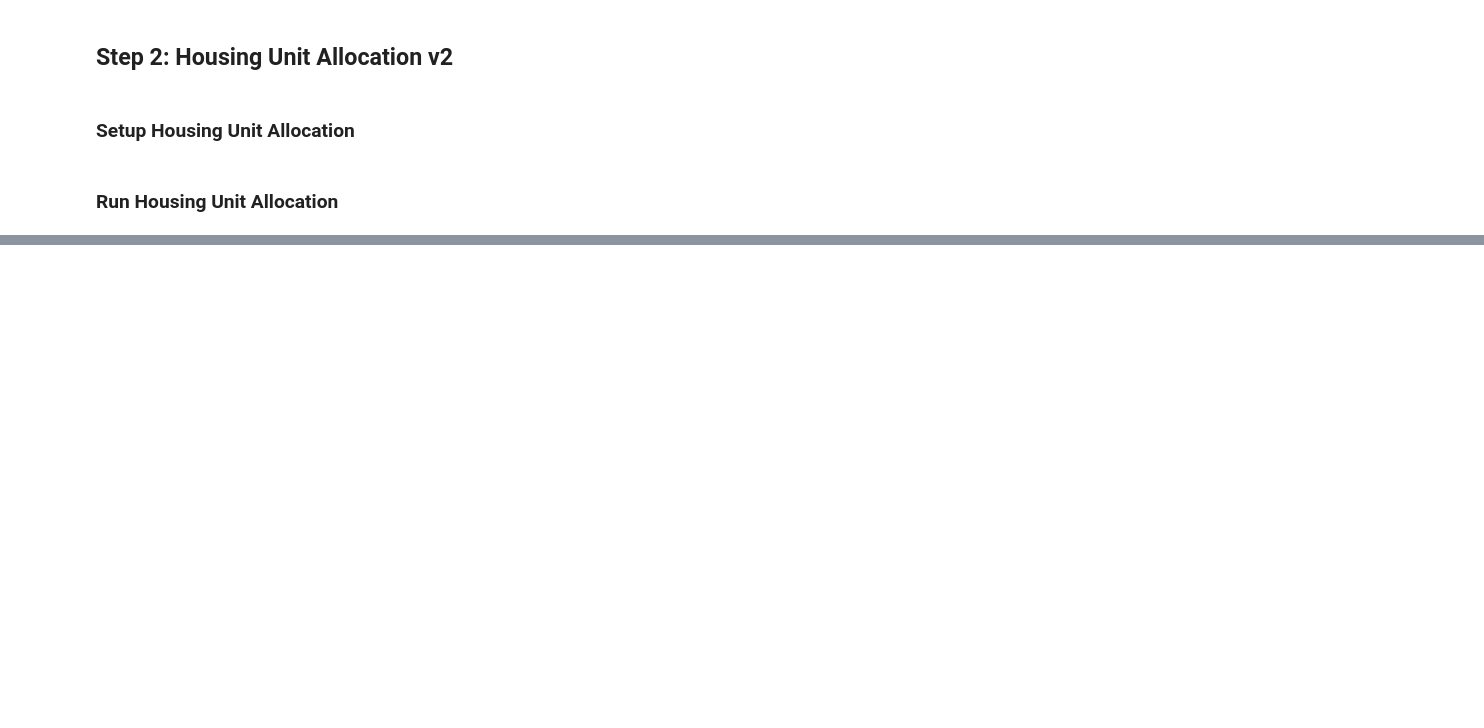
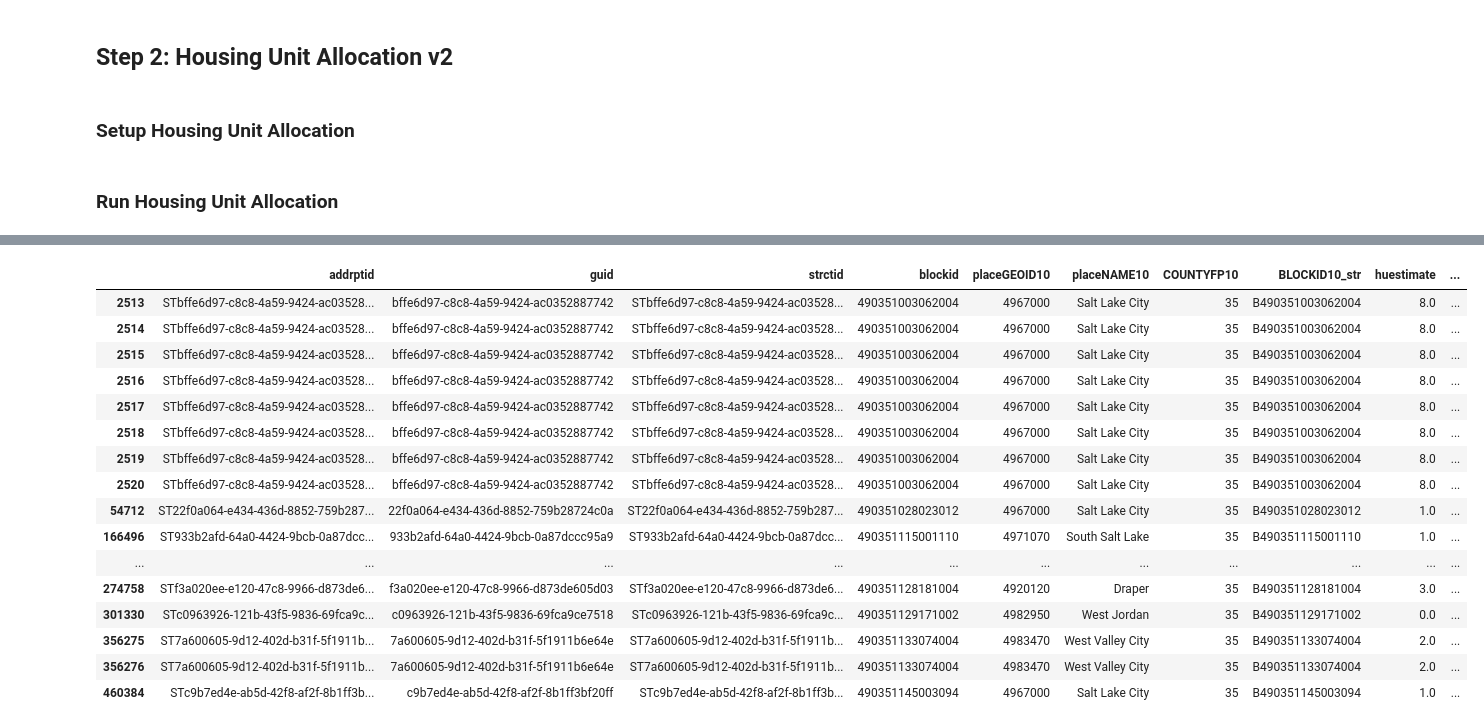
Before and after one commit to npr99/intersect-community-data, a Jupyter notebook: ncoda_07cv3_run_HUA_workflow.ipynb, the cells around one changed output, grey strips where cells are left out. Saved outputs shown, nothing was run; the diff lists cells and outputs as text; code cells hidden in the pictures; blank space fills up the shorter version.

Commit message:
validate hua check poptables

```diff
--- a/ncoda_07cv3_run_HUA_workflow.ipynb
+++ b/ncoda_07cv3_run_HUA_workflow.ipynb
@@ -392,0 +746,5 @@ folium_marker_layer_map(gdf = hua_gdf,
+# %%
+# Check missing building data for correctional facilities
+condition1 = (hua_hui_gdf['gqtype'] == 1)
+gdf1 = hua_hui_gdf.loc[condition1].copy()
+gdf1
@@ -392,0 +770,6 @@ folium_marker_layer_map(gdf = hua_gdf,
+# %%
+# make list of unique guid for correctional facilities
+guid_list = gdf1['guid'].unique().tolist()
+# drop missing building id from list
+guid_list.remove('missing building id')
+guid_list
@@ -392,0 +785,23 @@ folium_marker_layer_map(gdf = hua_gdf,
+# %%
+# keep guid list in address point inventory
+condition2 = (addpt_inv_df['guid'].isin(guid_list))
+gdf2 = addpt_inv_df.loc[condition2].copy()
+gdf2
+# %% [output]
+|  | addrptid | guid | strctid | blockid | placeGEOID10 | placeNAME10 | COUNTYFP10 | BLOCKID10_str | huestimate | ... |
+| 2513 | STbffe6d97-c8c8-4a59-9424-ac03528... | bffe6d97-c8c8-4a59-9424-ac0352887742 | STbffe6d97-c8c8-4a59-9424-ac03528... | 490351003062004 | 4967000 | Salt Lake City | 35 | B490351003062004 | 8.0 | ... |
+| 2514 | STbffe6d97-c8c8-4a59-9424-ac03528... | bffe6d97-c8c8-4a59-9424-ac0352887742 | STbffe6d97-c8c8-4a59-9424-ac03528... | 490351003062004 | 4967000 | Salt Lake City | 35 | B490351003062004 | 8.0 | ... |
+| 2515 | STbffe6d97-c8c8-4a59-9424-ac03528... | bffe6d97-c8c8-4a59-9424-ac0352887742 | STbffe6d97-c8c8-4a59-9424-ac03528... | 490351003062004 | 4967000 | Salt Lake City | 35 | B490351003062004 | 8.0 | ... |
+| 2516 | STbffe6d97-c8c8-4a59-9424-ac03528... | bffe6d97-c8c8-4a59-9424-ac0352887742 | STbffe6d97-c8c8-4a59-9424-ac03528... | 490351003062004 | 4967000 | Salt Lake City | 35 | B490351003062004 | 8.0 | ... |
+| 2517 | STbffe6d97-c8c8-4a59-9424-ac03528... | bffe6d97-c8c8-4a59-9424-ac0352887742 | STbffe6d97-c8c8-4a59-9424-ac03528... | 490351003062004 | 4967000 | Salt Lake City | 35 | B490351003062004 | 8.0 | ... |
+| 2518 | STbffe6d97-c8c8-4a59-9424-ac03528... | bffe6d97-c8c8-4a59-9424-ac0352887742 | STbffe6d97-c8c8-4a59-9424-ac03528... | 490351003062004 | 4967000 | Salt Lake City | 35 | B490351003062004 | 8.0 | ... |
+| 2519 | STbffe6d97-c8c8-4a59-9424-ac03528... | bffe6d97-c8c8-4a59-9424-ac0352887742 | STbffe6d97-c8c8-4a59-9424-ac03528... | 490351003062004 | 4967000 | Salt Lake City | 35 | B490351003062004 | 8.0 | ... |
+| 2520 | STbffe6d97-c8c8-4a59-9424-ac03528... | bffe6d97-c8c8-4a59-9424-ac0352887742 | STbffe6d97-c8c8-4a59-9424-ac03528... | 490351003062004 | 4967000 | Salt Lake City | 35 | B490351003062004 | 8.0 | ... |
+| 54712 | ST22f0a064-e434-436d-8852-759b287... | 22f0a064-e434-436d-8852-759b28724c0a | ST22f0a064-e434-436d-8852-759b287... | 490351028023012 | 4967000 | Salt Lake City | 35 | B490351028023012 | 1.0 | ... |
+| 166496 | ST933b2afd-64a0-4424-9bcb-0a87dcc... | 933b2afd-64a0-4424-9bcb-0a87dccc95a9 | ST933b2afd-64a0-4424-9bcb-0a87dcc... | 490351115001110 | 4971070 | South Salt Lake | 35 | B490351115001110 | 1.0 | ... |
+| ... | ... | ... | ... | ... | ... | ... | ... | ... | ... | ... |
+| 274758 | STf3a020ee-e120-47c8-9966-d873de6... | f3a020ee-e120-47c8-9966-d873de605d03 | STf3a020ee-e120-47c8-9966-d873de6... | 490351128181004 | 4920120 | Draper | 35 | B490351128181004 | 3.0 | ... |
+| 301330 | STc0963926-121b-43f5-9836-69fca9c... | c0963926-121b-43f5-9836-69fca9ce7518 | STc0963926-121b-43f5-9836-69fca9c... | 490351129171002 | 4982950 | West Jordan | 35 | B490351129171002 | 0.0 | ... |
+| 356275 | ST7a600605-9d12-402d-b31f-5f1911b... | 7a600605-9d12-402d-b31f-5f1911b6e64e | ST7a600605-9d12-402d-b31f-5f1911b... | 490351133074004 | 4983470 | West Valley City | 35 | B490351133074004 | 2.0 | ... |
+| 356276 | ST7a600605-9d12-402d-b31f-5f1911b... | 7a600605-9d12-402d-b31f-5f1911b6e64e | ST7a600605-9d12-402d-b31f-5f1911b... | 490351133074004 | 4983470 | West Valley City | 35 | B490351133074004 | 2.0 | ... |
+| 460384 | STc9b7ed4e-ab5d-42f8-af2f-8b1ff3b... | c9b7ed4e-ab5d-42f8-af2f-8b1ff3bf20ff | STc9b7ed4e-ab5d-42f8-af2f-8b1ff3b... | 490351145003094 | 4967000 | Salt Lake City | 35 | B490351145003094 | 1.0 | ... |
```
Also changed, not shown: parts of 66 cells of this notebook, 3 other files.
